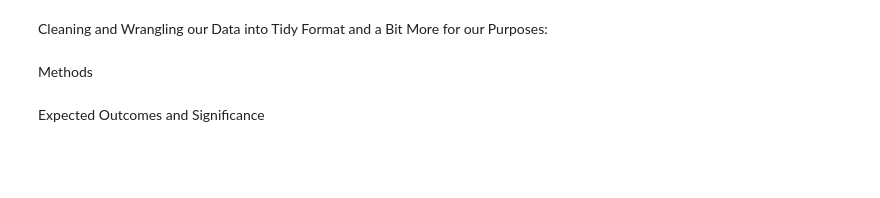
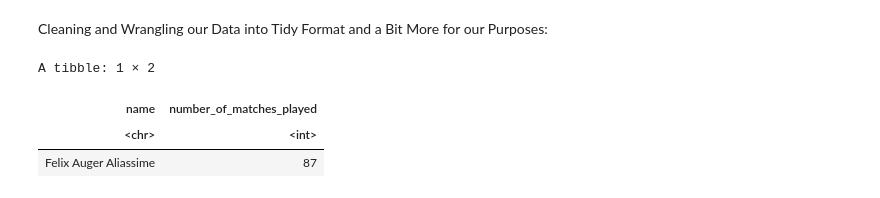
Before and after one commit to BoBomanUltra/Project_Group_39, a Jupyter notebook: Project_Proposal.ipynb, the cells around one changed output. Saved outputs shown, nothing was run; the diff lists cells and outputs as text; code cells hidden in the pictures; blank space fills up the shorter version.

Commit message:
Data Wrangling

```diff
--- a/Project_Proposal.ipynb
+++ b/Project_Proposal.ipynb
@@ -56,7 +56,22 @@ A spec_tbl_df: 2917 × 49
 | 2022-M-DC-2022-WG2-PO-HKG-BEN-01 | Davis Cup WG2 PO: HKG vs BEN | Hard | 4 | D | 20220304 | 4 | 208414 | NA | ... |
 # %% [markdown]
 Cleaning and Wrangling our Data into Tidy Format and a Bit More for our Purposes:
-# %% [markdown]
-Methods
-# %% [markdown]
-Expected Outcomes and Significance
+# %%
+# We need to pick a person who plays the most matches in the year:
+player_with_most_played_matches_2022 <- tennis_data |>
+    select(winner_name, loser_name) |>
+    pivot_longer(winner_name:loser_name, names_to = "Winner or Loser", values_to = "name") |>
+    select(name) |>
+    group_by(name) |>
+    summarize(number_of_matches_played = n()) |>
+    arrange(-number_of_matches_played) |>
+    slice(1)
+
+player_with_most_played_matches_2022
+
+#Felix Auger Aliassime has the most matches played in 2022 with a record of 87.
+# %% [output]
+A tibble: 1 × 2
+| name | number_of_matches_played |
+| <chr> | <int> |
+| Felix Auger Aliassime | 87 |
```
Also changed, not shown: parts of 2 cells of this notebook.
